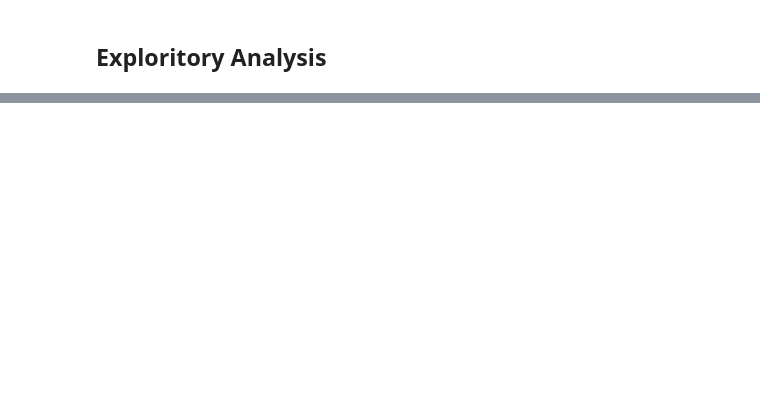
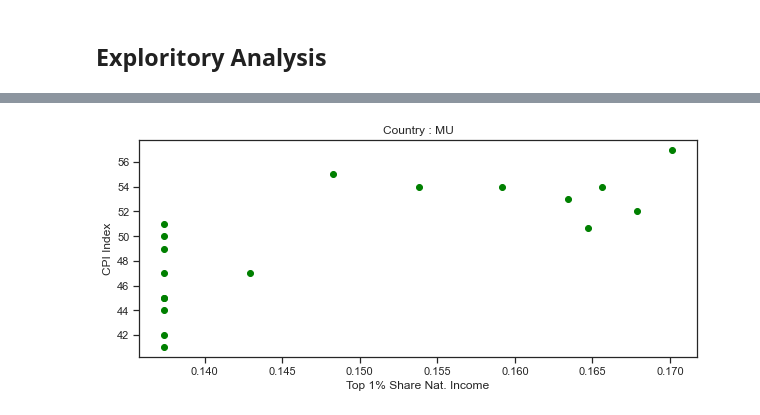
Before and after one commit to data301-2021-winter1/group35-project, a Jupyter notebook: notebooks/analysis1.ipynb, the cells around one changed output, grey strips where cells are left out. Saved outputs shown, nothing was run; the diff lists cells and outputs as text; code cells hidden in the pictures; blank space fills up the shorter version.

```diff
--- a/notebooks/analysis1.ipynb
+++ b/notebooks/analysis1.ipynb
@@ -67,0 +80,13 @@ See the caveats in the documentation: https://pandas.pydata.org/pandas-docs/stab
+# %%
+'''
+def scatter_plot1(CC = 'MU'):
+    CC_D = CID.loc[CID['country'] == CC]
+    plt.title(f"Country : {CC}")
+    plt.xlabel(f"Top 1% Share Nat. Income")
+    plt.ylabel(f"CPI Index")
+    plt.plot(CC_D.loc[CC_D['percentile'] == 'p99p100']['value'], CC_D.loc[CC_D['variable'] == 'CPI']['value'], 'o', color = 'green')
+'''
+# %%
+scatter_plot1()
+# %% [output]
+[figure, added]
```
Also changed, not shown: parts of 20 cells of this notebook, 1 other file.
